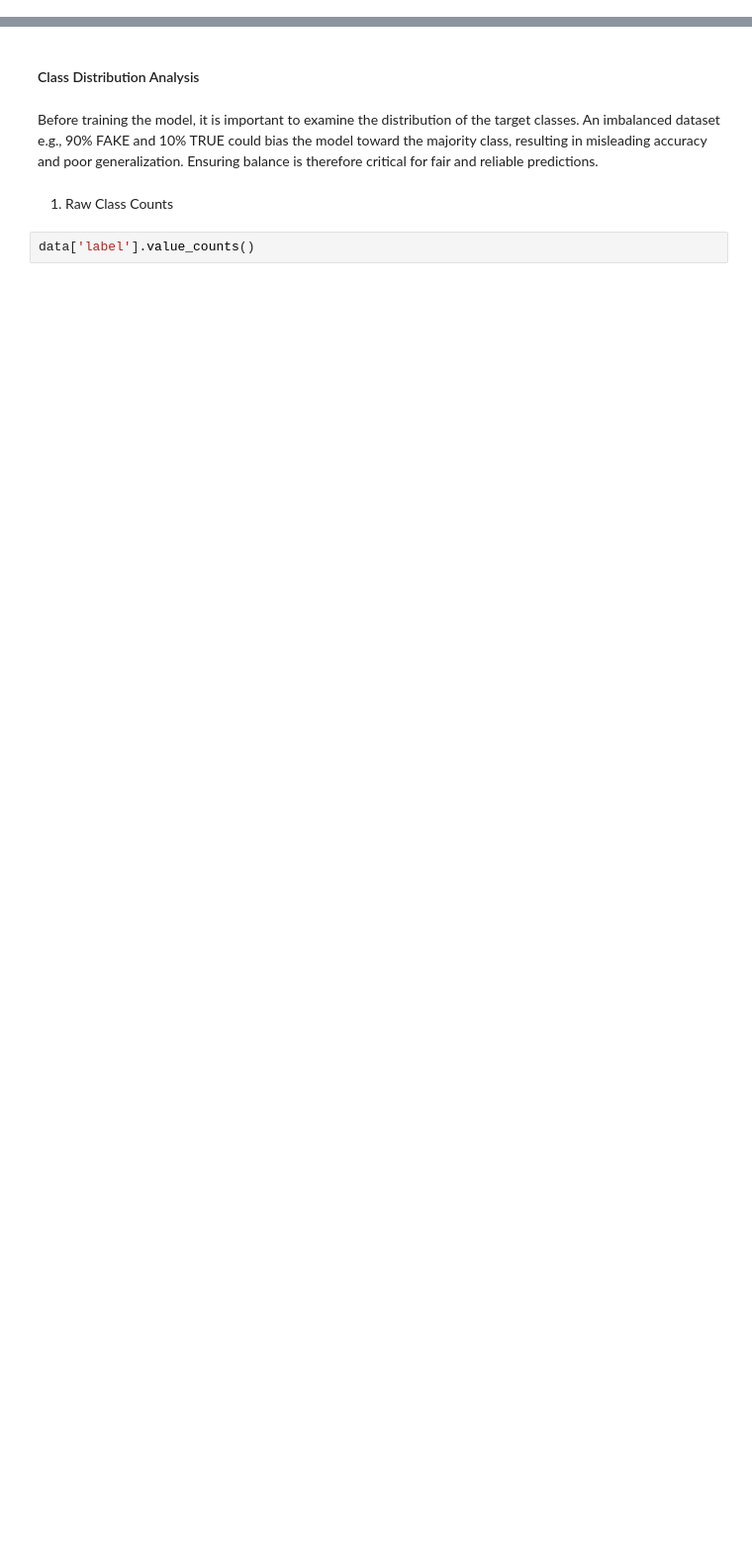
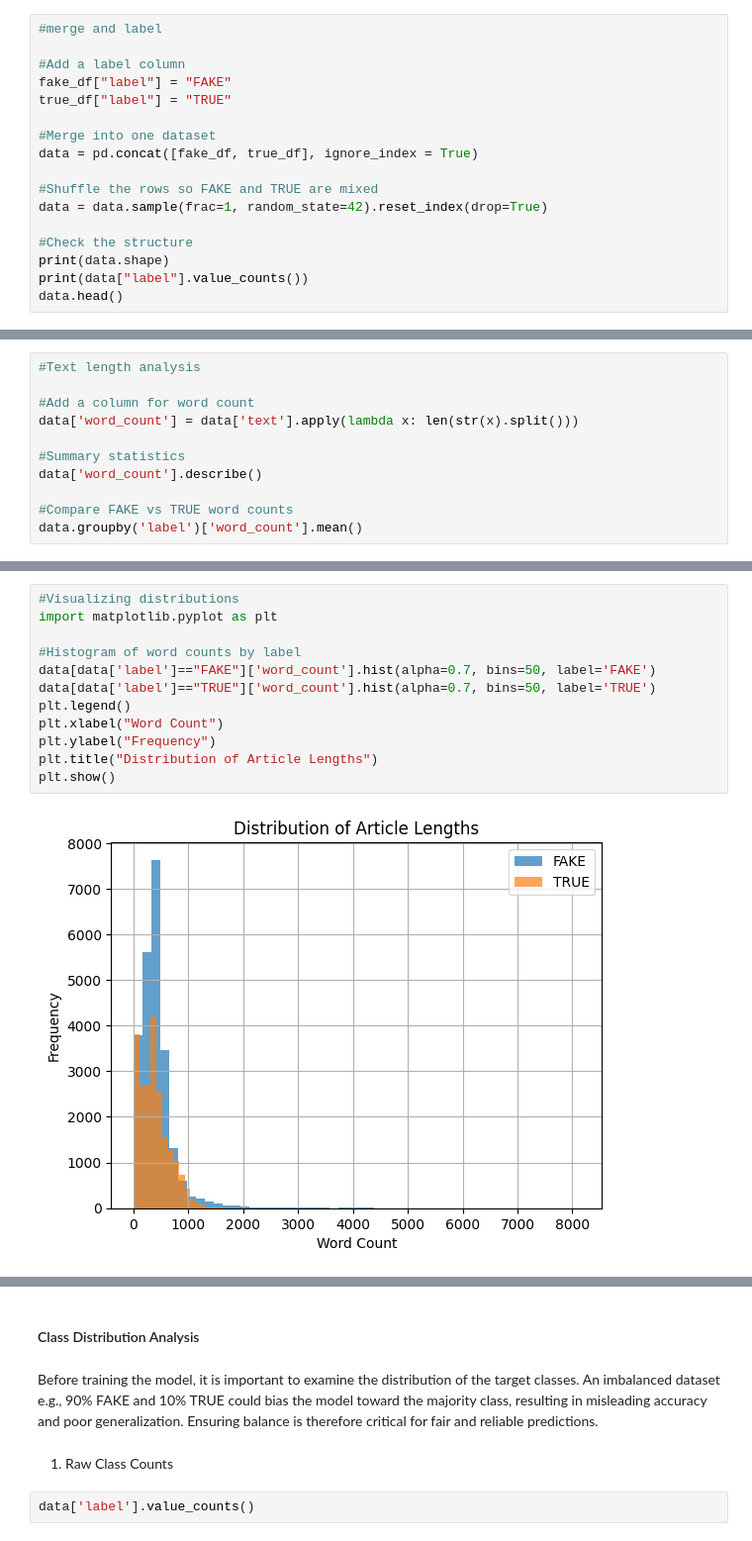
Before and after one commit to coderopar/fake-news-prediction, a Jupyter notebook: notebooks/class distribution analysis.ipynb, the cells around one changed output, grey strips where cells are left out. Shown: that part at 99% size. Drawn from its saved outputs; the diff is of its cells as text; blank space fills up the shorter version.

```diff
--- a/notebooks/class distribution analysis.ipynb
+++ b/notebooks/class distribution analysis.ipynb
@@ -0,0 +119,17 @@
+# %%
+#merge and label
+
+#Add a label column
+fake_df["label"] = "FAKE"
+true_df["label"] = "TRUE"
+
+#Merge into one dataset
+data = pd.concat([fake_df, true_df], ignore_index = True)
+
+#Shuffle the rows so FAKE and TRUE are mixed
+data = data.sample(frac=1, random_state=42).reset_index(drop=True)
+
+#Check the structure
+print(data.shape)
+print(data["label"].value_counts())
+data.head()
@@ -0,0 +183,11 @@
+# %%
+#Text length analysis
+
+#Add a column for word count
+data['word_count'] = data['text'].apply(lambda x: len(str(x).split()))
+
+#Summary statistics
+data['word_count'].describe()
+
+#Compare FAKE vs TRUE word counts
+data.groupby('label')['word_count'].mean()
@@ -0,0 +199,14 @@
+# %%
+#Visualizing distributions
+import matplotlib.pyplot as plt
+
+#Histogram of word counts by label
+data[data['label']=="FAKE"]['word_count'].hist(alpha=0.7, bins=50, label='FAKE')
+data[data['label']=="TRUE"]['word_count'].hist(alpha=0.7, bins=50, label='TRUE')
+plt.legend()
+plt.xlabel("Word Count")
+plt.ylabel("Frequency")
+plt.title("Distribution of Article Lengths")
+plt.show()
+# %% [output]
+[figure, added]
```
Also changed, not shown: parts of 17 cells of this notebook, 2 other files.
